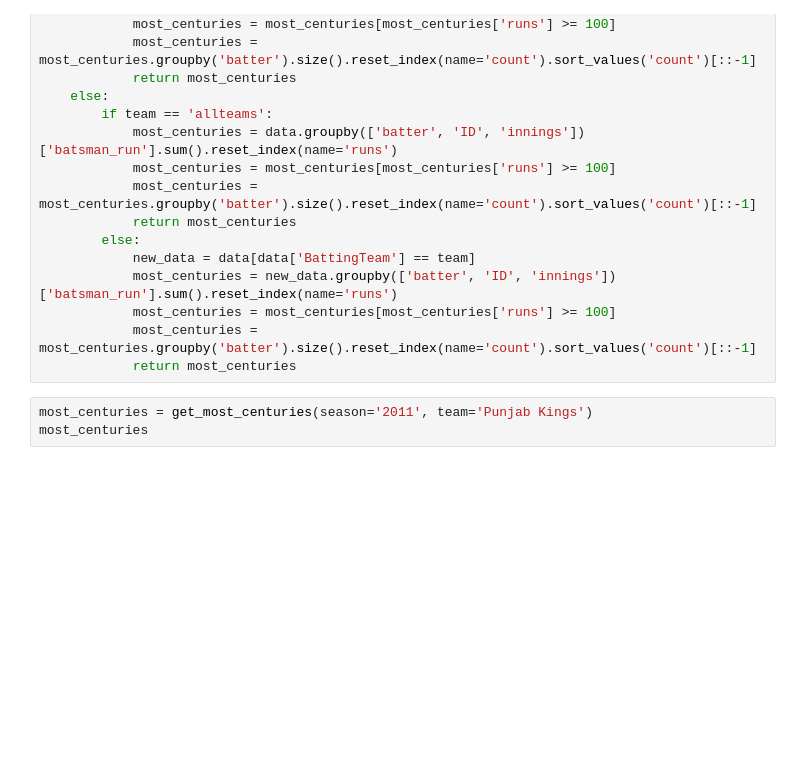
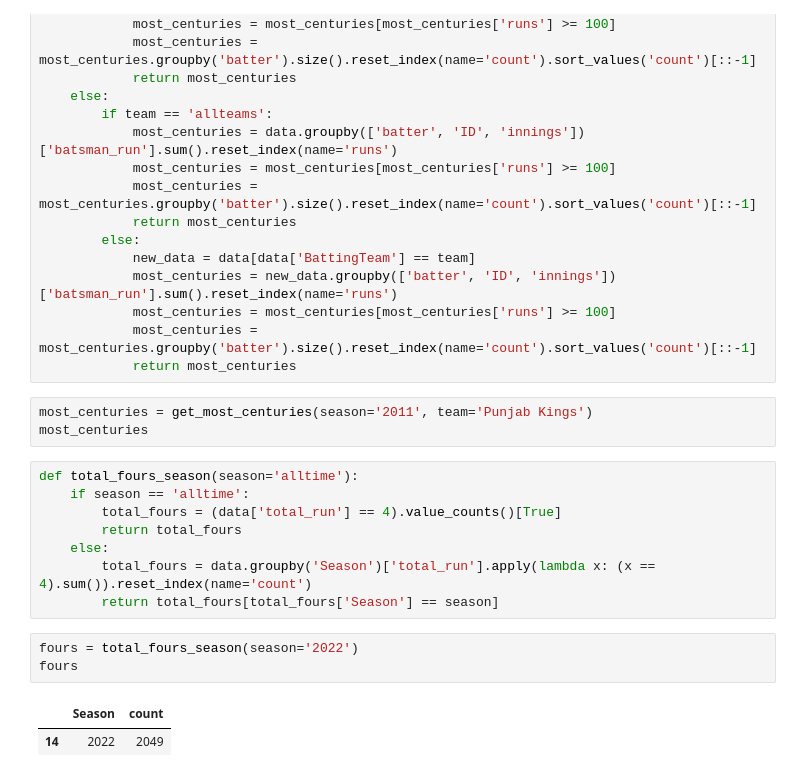
Before and after one commit to ahsmha/IPL-backend, a Jupyter notebook: model/statistics/filters.ipynb, the cells around one changed output. Drawn from its saved outputs; the diff is of its cells as text; blank space fills up the shorter version.

```diff
--- a/model/statistics/filters.ipynb
+++ b/model/statistics/filters.ipynb
@@ -245,3 +283,17 @@ def get_most_centuries(season='alltime', team='allteams'):
 # %%
 most_centuries = get_most_centuries(season='2011', team='Punjab Kings')
 most_centuries
+# %%
+def total_fours_season(season='alltime'):
+    if season == 'alltime':
+        total_fours = (data['total_run'] == 4).value_counts()[True]
+        return total_fours
+    else:
+        total_fours = data.groupby('Season')['total_run'].apply(lambda x: (x == 4).sum()).reset_index(name='count')
+        return total_fours[total_fours['Season'] == season]
+# %%
+fours = total_fours_season(season='2022')
+fours
+# %% [output]
+|  | Season | count |
+| 14 | 2022 | 2049 |
```
Also changed, not shown: parts of 7 cells of this notebook, 13 other files.
